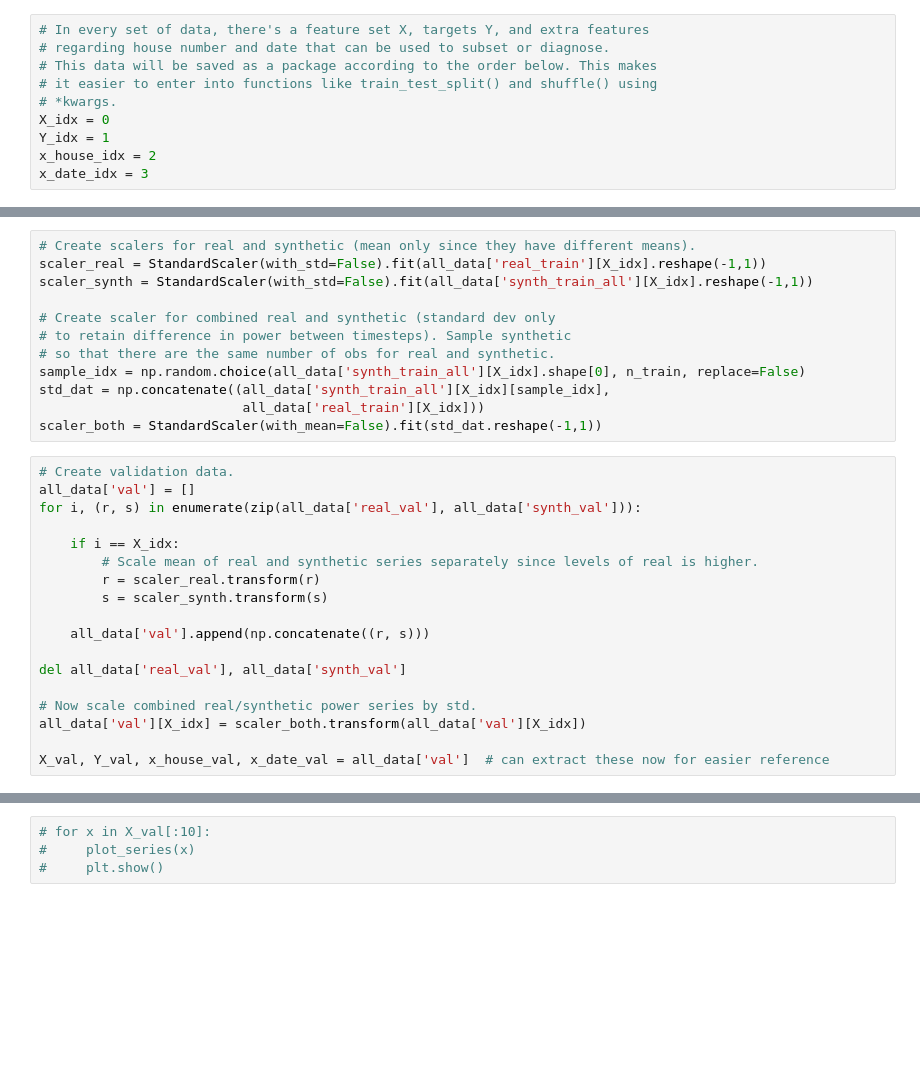
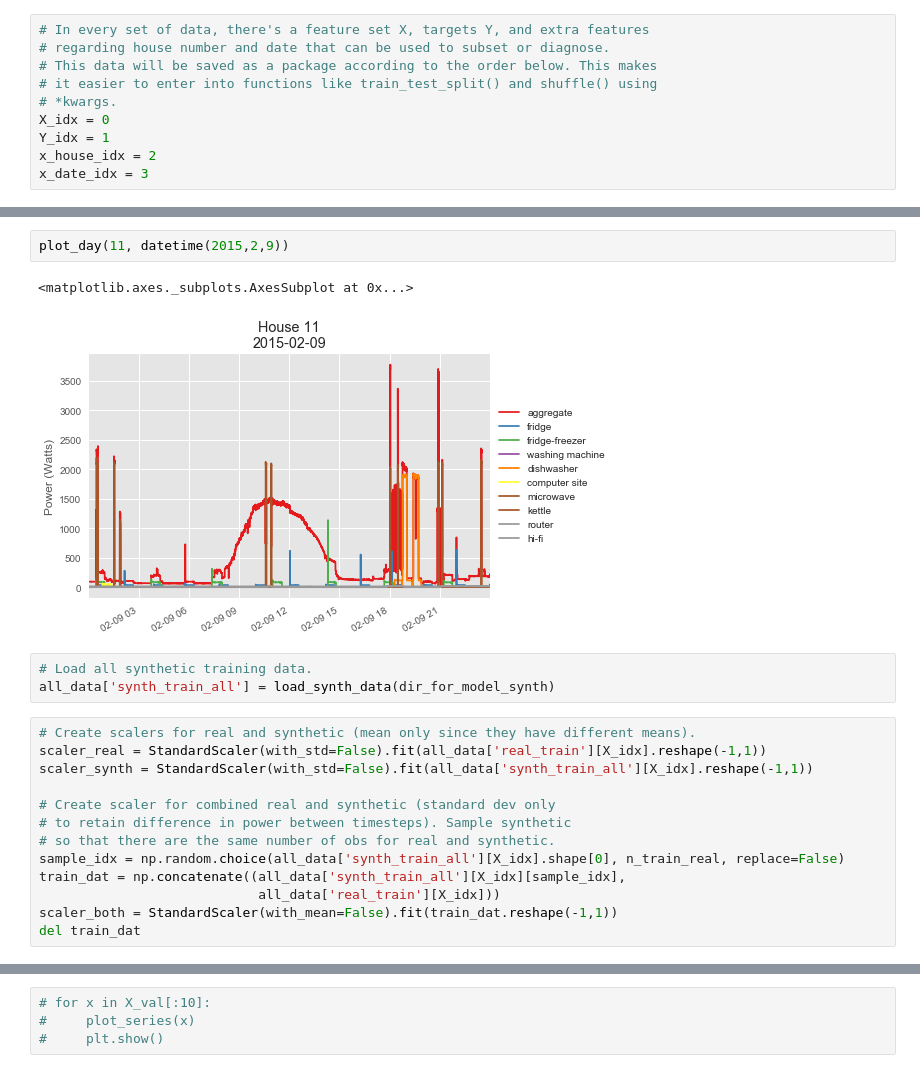
Before and after one commit to sipolac/thesis, a Jupyter notebook: py/build_models.ipynb, the cells around one changed output, grey strips where cells are left out. Saved outputs shown, nothing was run; the diff lists cells and outputs as text; blank space fills up the shorter version.

```diff
--- a/py/build_models.ipynb
+++ b/py/build_models.ipynb
@@ -121,3 +235,11 @@ del all_data['synth_train_val']
+# %%
+plot_day(11, datetime(2015,2,9))
+# %% [output]
+<matplotlib.axes._subplots.AxesSubplot at 0x...>
+[figure, added]
+# %%
+# Load all synthetic training data.
+all_data['synth_train_all'] = load_synth_data(dir_for_model_synth)
 # %%
 # Create scalers for real and synthetic (mean only since they have different means).
 scaler_real = StandardScaler(with_std=False).fit(all_data['real_train'][X_idx].reshape(-1,1))
@@ -126,25 +248,8 @@ scaler_synth = StandardScaler(with_std=False).fit(all_data['synth_train_all'][X_
 # Create scaler for combined real and synthetic (standard dev only
 # to retain difference in power between timesteps). Sample synthetic
 # so that there are the same number of obs for real and synthetic.
-sample_idx = np.random.choice(all_data['synth_train_all'][X_idx].shape[0], n_train, replace=False)
-std_dat = np.concatenate((all_data['synth_train_all'][X_idx][sample_idx],
-                          all_data['real_train'][X_idx]))
-scaler_both = StandardScaler(with_mean=False).fit(std_dat.reshape(-1,1))
+sample_idx = np.random.choice(all_data['synth_train_all'][X_idx].shape[0], n_train_real, replace=False)
+train_dat = np.concatenate((all_data['synth_train_all'][X_idx][sample_idx],
+                            all_data['real_train'][X_idx]))
+scaler_both = StandardScaler(with_mean=False).fit(train_dat.reshape(-1,1))
+del train_dat
-# %%
-# Create validation data.
-all_data['val'] = []
-for i, (r, s) in enumerate(zip(all_data['real_val'], all_data['synth_val'])):
-
-    if i == X_idx:
-        # Scale mean of real and synthetic series separately since levels of real is higher.
-        r = scaler_real.transform(r)
-        s = scaler_synth.transform(s)
-
-    all_data['val'].append(np.concatenate((r, s)))
-
-del all_data['real_val'], all_data['synth_val']
-
-# Now scale combined real/synthetic power series by std.
-all_data['val'][X_idx] = scaler_both.transform(all_data['val'][X_idx])
-
-X_val, Y_val, x_house_val, x_date_val = all_data['val']  # can extract these now for easier reference
```
Also changed, not shown: parts of 17 cells of this notebook, 2 other files.
